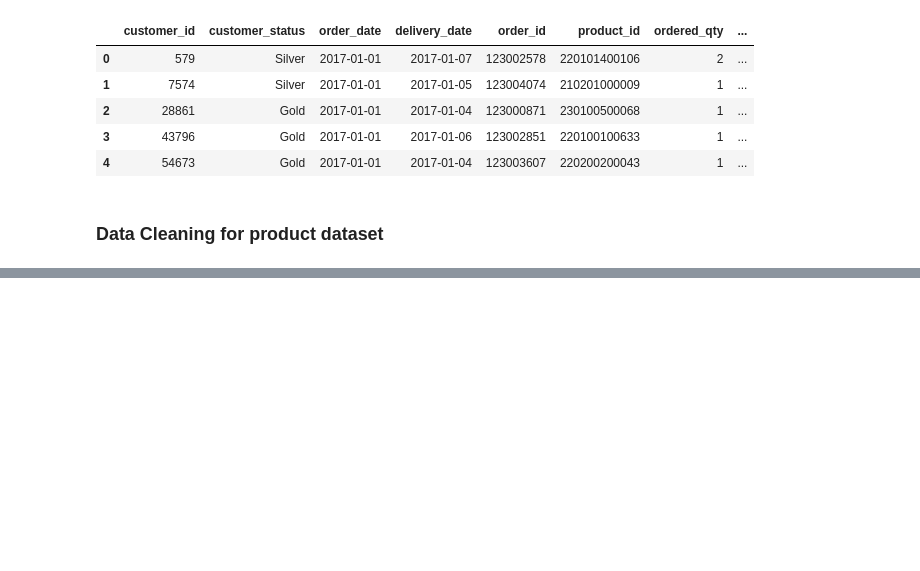
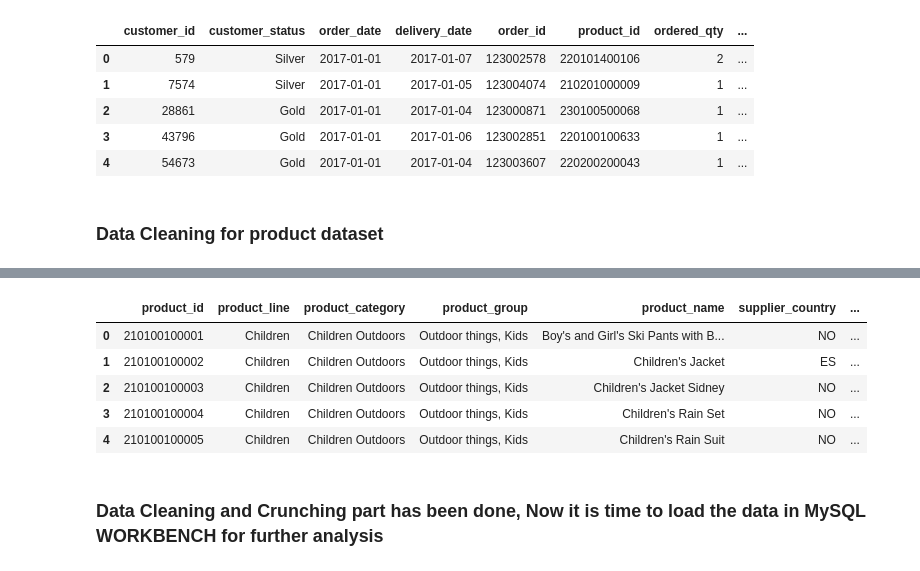
Before and after one commit to Rohit-Ganjoo/Kaggle-Pipeline, a Jupyter notebook: DataExtraction.ipynb, the cells around one changed output, grey strips where cells are left out. Cells and saved outputs as stored; diff of their text form; code cells hidden in the pictures; blank space fills up the shorter version.

```diff
--- a/DataExtraction.ipynb
+++ b/DataExtraction.ipynb
@@ -145,0 +191,26 @@ orders.head()
+# %%
+country_names = {'US': 'United States',
+                 'GB': 'United Kingdom',
+                 'ES': 'Spain',
+                 'CA': 'Canada',
+                 'NL': 'Netherlands',
+                 'PT': 'Portugal',
+                 'BE': 'Belgium',
+                 'FR': 'France',
+                 'DK': 'Denmark',
+                 'AU': 'Australia',
+                 'NO': 'Norway',
+                 'SE': 'Sweden',
+                 'DE': 'Germany'}
+product['country'] = product['supplier_country'].map(country_names)
+# %%
+product.head()
+# %% [output]
+|  | product_id | product_line | product_category | product_group | product_name | supplier_country | ... |
+| 0 | 210100100001 | Children | Children Outdoors | Outdoor things, Kids | Boy's and Girl's Ski Pants with B... | NO | ... |
+| 1 | 210100100002 | Children | Children Outdoors | Outdoor things, Kids | Children's Jacket | ES | ... |
+| 2 | 210100100003 | Children | Children Outdoors | Outdoor things, Kids | Children's Jacket Sidney | NO | ... |
+| 3 | 210100100004 | Children | Children Outdoors | Outdoor things, Kids | Children's Rain Set | NO | ... |
+| 4 | 210100100005 | Children | Children Outdoors | Outdoor things, Kids | Children's Rain Suit | NO | ... |
+# %% [markdown]
+### Data Cleaning and Crunching part has been done, Now it is time to load the data in MySQL WORKBENCH for further analysis
```
Also changed, not shown: parts of 4 cells of this notebook.
